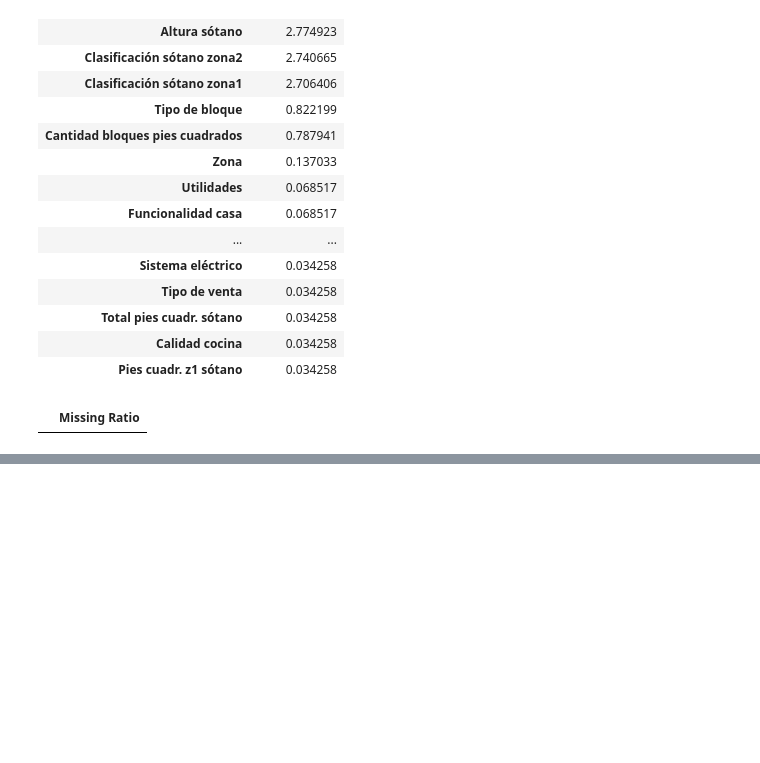
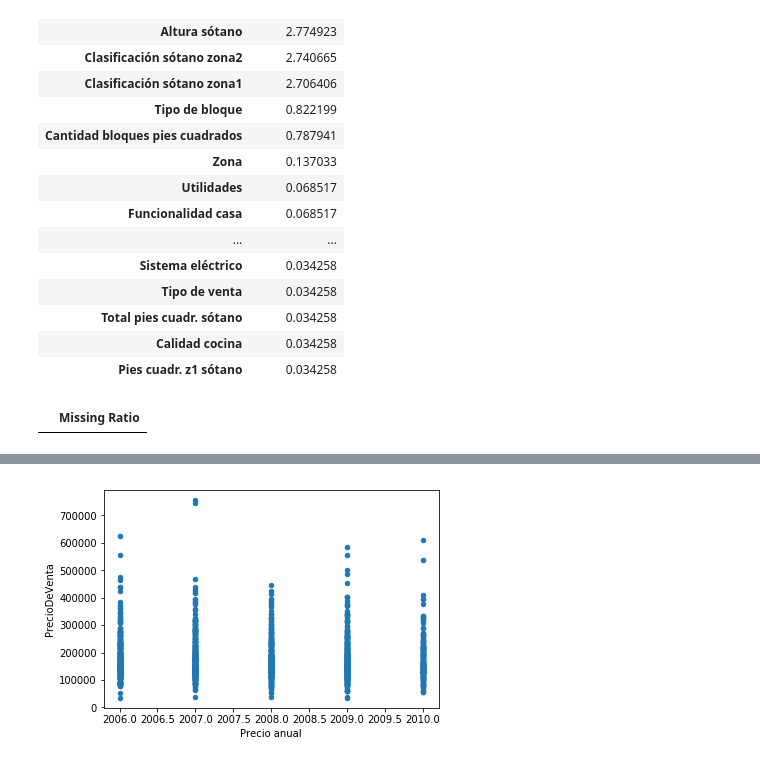
Before and after one commit to SergioGhisler/ProyectoOD1, a Jupyter notebook: Trabajo.ipynb, the cells around one changed output, grey strips where cells are left out. Saved outputs shown, nothing was run; the diff lists cells and outputs as text; code cells hidden in the pictures; blank space fills up the shorter version.

```diff
--- a/Trabajo.ipynb
+++ b/Trabajo.ipynb
@@ -258,0 +353,11 @@ Skewness: -3.908213
+# %%
+
+
+columns=['Precio anual']
+i =0;
+while i <len(columns):
+        ax2 = train.plot.scatter(x=columns[i],
+                                y='PrecioDeVenta')
+        i += 1
+# %% [output]
+[figure, added]
```
Also changed, not shown: parts of 15 cells of this notebook.
